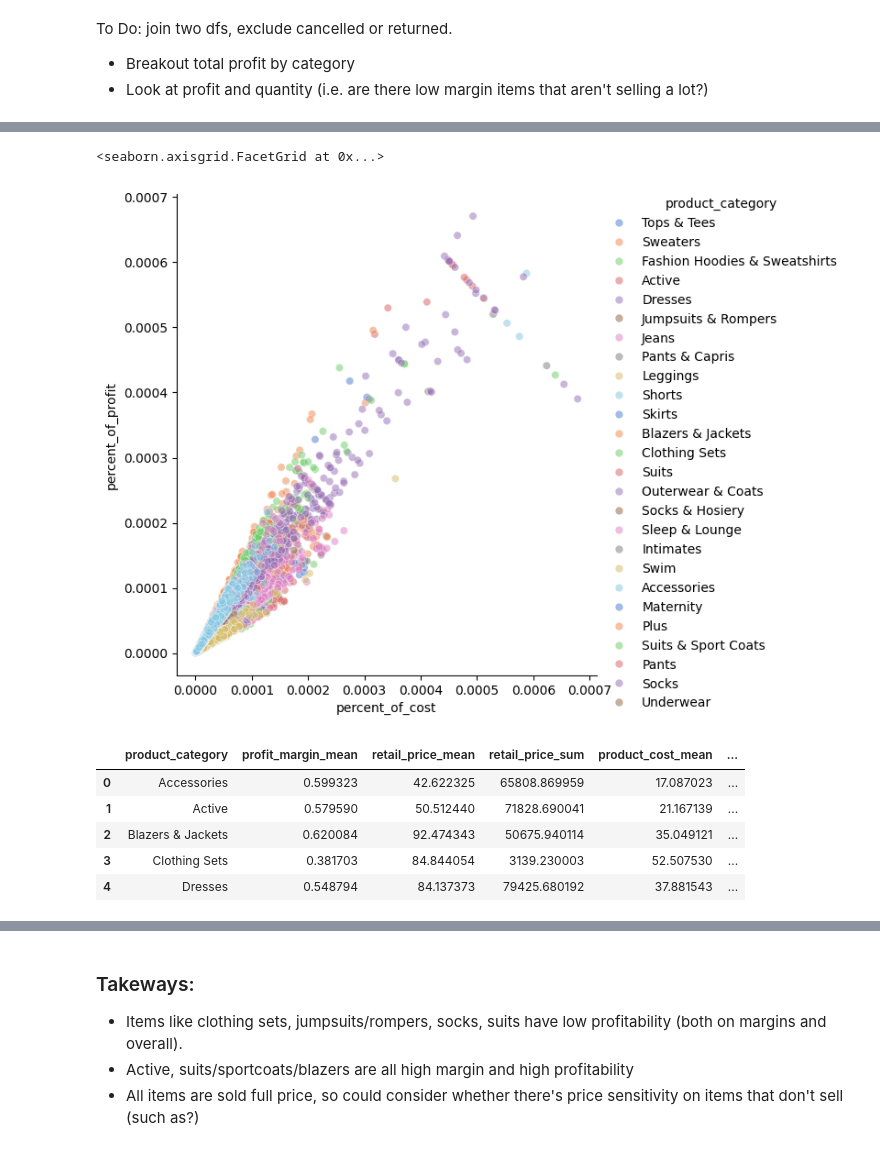
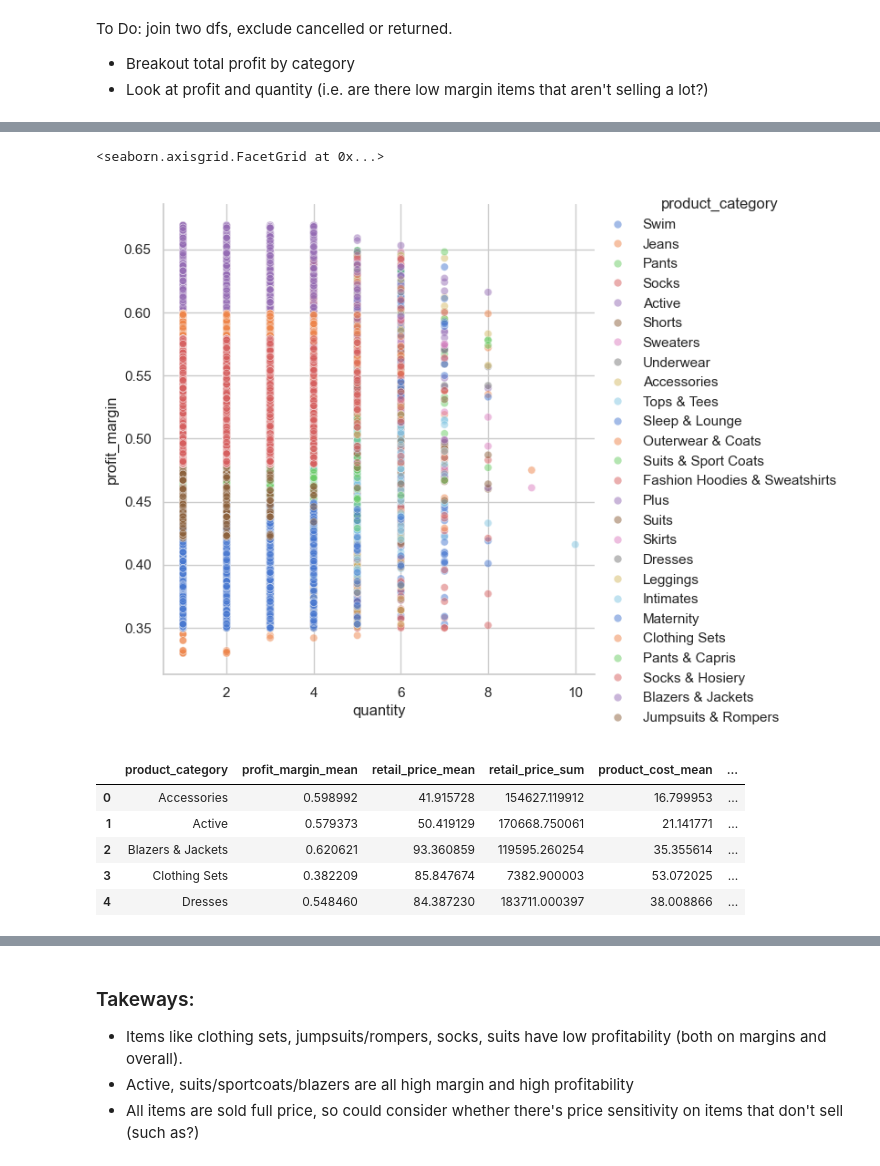
Before and after one commit to mcaruana/trumid-case, a Jupyter notebook: Trumid Case Scratchwork.ipynb, the cells around one changed output, grey strips where cells are left out. Saved outputs shown, nothing was run; the diff lists cells and outputs as text; code cells hidden in the pictures.

```diff
--- a/Trumid Case Scratchwork.ipynb
+++ b/Trumid Case Scratchwork.ipynb
@@ -15,3 +16,6 @@ pandas_gbq.context.project = "trumid-case"
+# %%
+%matplotlib inline
+sns.set_theme(style="whitegrid")
 # %% [markdown]
 # Question 1:
 
@@ -652,5 +904,4 @@ product_by_order_status.groupby(['product_category','order_status']).count().que
 # %%
 product_orders = product_by_order_status.query("order_status == 'Complete' | order_status == 'Shipped' | order_status == 'Processing'")
-product_orders = product_orders.groupby(['product_id','product_sku','product_category','product_cost','retail_price','gross_profit','profit_margin'])['quantity'].sum()
 # %%
 product_orders = pd.DataFrame(product_orders).reset_index()
@@ -664,0 +908,19 @@ product_orders.query("product_cost > 500")
+# %%
+sns.set_theme(style="whitegrid")
+
+
+# Initialize the figure
+f, ax = plt.subplots()
+sns.despine(bottom=True, left=True)
+sns.stripplot(
+    data=product_orders, x="profit_margin", y="product_category", hue="product_category",
+    dodge=True, alpha=.25, zorder=1, legend=False,
+)
+sns.pointplot(
+    data=product_orders, x="profit_margin", y="product_category", hue="product_category",
+    dodge=.8 - .8 / 3, errorbar=None,
+    markers="d", markersize=4, linestyle="none",
+)
+# Show the conditional means, aligning each pointplot in the
+# center of the strips by adjusting the width allotted to each
+# category (.8 by default) by the number of hue levels
@@ -687,10 +995,10 @@ product_orders
 # %%
-sns.relplot(x="percent_of_cost", y="percent_of_profit", hue="product_category",
+sns.relplot(x="quantity", y="profit_margin", hue="product_category",
             sizes=(40, 400), alpha=.5, palette="muted",
             height=6, data=product_orders)
 # %% [output]
 <seaborn.axisgrid.FacetGrid at 0x...>
-[figure, old version]
+[figure, new version]
 # %%
 import numpy as np
 agg_product_details = product_orders.groupby('product_category').agg({"profit_margin": ['mean'],
@@ -703,11 +1011,11 @@ agg_product_details = agg_product_details.reset_index()
 agg_product_details.head()
 # %% [output]
 |  | product_category | profit_margin_mean | retail_price_mean | retail_price_sum | product_cost_mean | ... |
-| 0 | Accessories | 0.599323 | 42.622325 | 65808.869959 | 17.087023 | ... |
-| 1 | Active | 0.579590 | 50.512440 | 71828.690041 | 21.167139 | ... |
-| 2 | Blazers & Jackets | 0.620084 | 92.474343 | 50675.940114 | 35.049121 | ... |
-| 3 | Clothing Sets | 0.381703 | 84.844054 | 3139.230003 | 52.507530 | ... |
-| 4 | Dresses | 0.548794 | 84.137373 | 79425.680192 | 37.881543 | ... |
+| 0 | Accessories | 0.598992 | 41.915728 | 154627.119912 | 16.799953 | ... |
+| 1 | Active | 0.579373 | 50.419129 | 170668.750061 | 21.141771 | ... |
+| 2 | Blazers & Jackets | 0.620621 | 93.360859 | 119595.260254 | 35.355614 | ... |
+| 3 | Clothing Sets | 0.382209 | 85.847674 | 7382.900003 | 53.072025 | ... |
+| 4 | Dresses | 0.548460 | 84.387230 | 183711.000397 | 38.008866 | ... |
 # %%
 agg_product_details['total_profit'] = agg_product_details['gross_profit_sum'].sum()
 agg_product_details['percent_of_profit'] = agg_product_details['gross_profit_sum'] / agg_product_details['total_profit']
```
Also changed, not shown: parts of 130 cells of this notebook.
